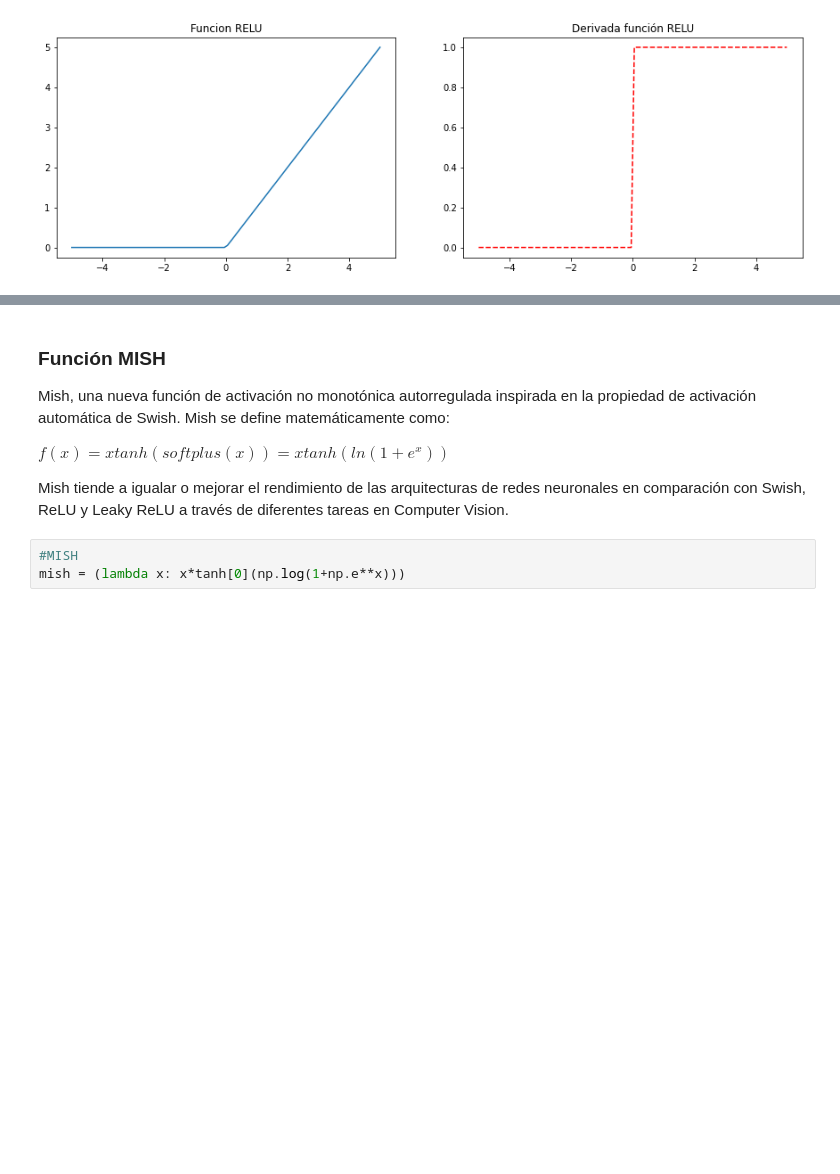
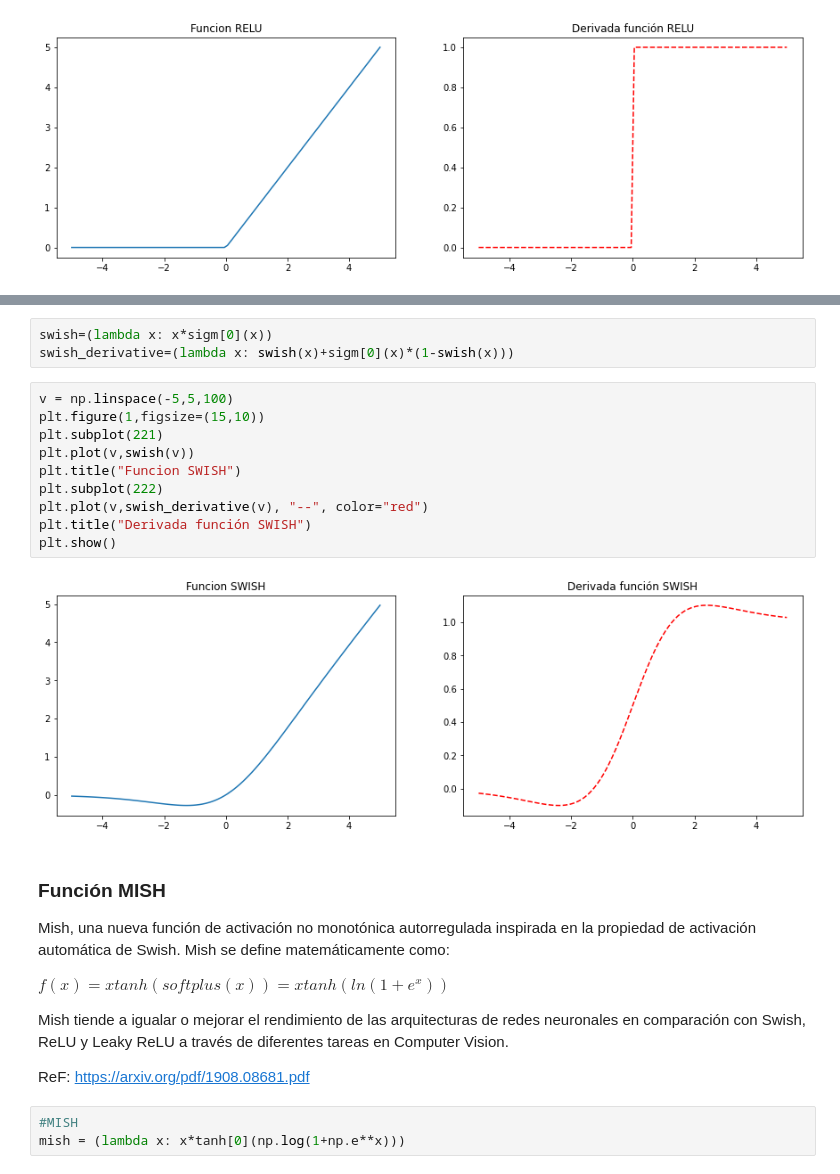
Before and after one commit to jmcalvomartin/python, a Jupyter notebook: projects/Create_ANN/function_activation.ipynb, the cells around one changed output, grey strips where cells are left out. Cells and saved outputs as stored; diff of their text form; blank space fills up the shorter version.

```diff
--- a/projects/Create_ANN/function_activation.ipynb
+++ b/projects/Create_ANN/function_activation.ipynb
@@ -93,3 +106,18 @@ $\displaystyle 'relu(x) = 1.(x>0) $
+# %%
+swish=(lambda x: x*sigm[0](x))
+swish_derivative=(lambda x: swish(x)+sigm[0](x)*(1-swish(x)))
+# %%
+v = np.linspace(-5,5,100)
+plt.figure(1,figsize=(15,10))
+plt.subplot(221)
+plt.plot(v,swish(v))
+plt.title("Funcion SWISH")
+plt.subplot(222)
+plt.plot(v,swish_derivative(v), "--", color="red")
+plt.title("Derivada función SWISH")
+plt.show()
+# %% [output]
+[figure, added]
 # %% [markdown]
 ### Función MISH
 Mish, una nueva función de activación no monotónica autorregulada inspirada en la propiedad de activación automática de Swish. Mish se define matemáticamente como:
@@ -97,6 +125,8 @@ Mish, una nueva función de activación no monotónica autorregulada inspirada e
 $f(x) = x tanh(softplus(x)) = x tanh(ln(1+e^x))$
 
 Mish tiende a igualar o mejorar el rendimiento de las arquitecturas de redes neuronales en comparación con Swish, ReLU y Leaky ReLU a través de diferentes tareas en Computer Vision.
+
+ReF: https://arxiv.org/pdf/1908.08681.pdf
 # %%
 #MISH
 mish = (lambda x: x*tanh[0](np.log(1+np.e**x)))
```
Also changed, not shown: parts of 1 cell of this notebook.
